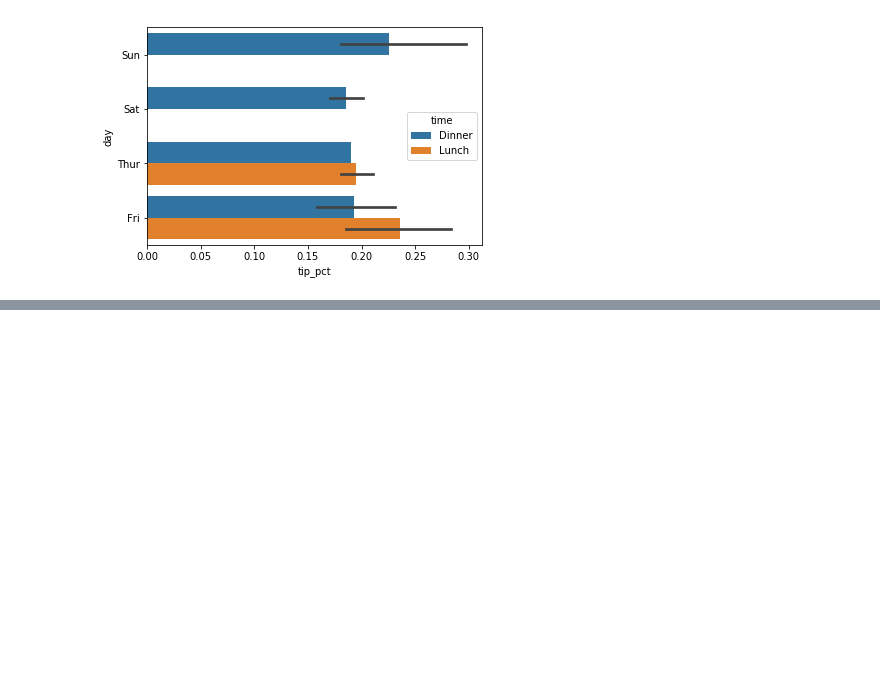
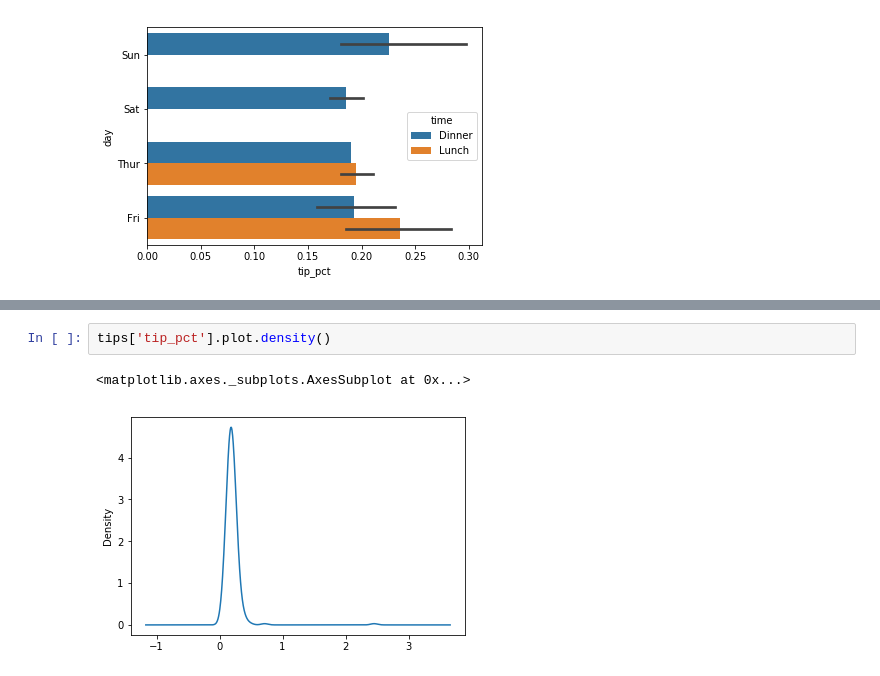
Before and after one commit to AvinashDamodaran/Python-For-for-Data-Analysis-By-Wes-McKinney, a Jupyter notebook: Visualization.ipynb, the cells around one changed output, grey strips where cells are left out. Cells and saved outputs as stored; diff of their text form; blank space fills up the shorter version.

```diff
--- a/Visualization.ipynb
+++ b/Visualization.ipynb
@@ -245,0 +253,5 @@ sns.barplot(x='tip_pct', y='day', hue='time', data=tips, orient='h')
+# %%
+tips['tip_pct'].plot.density()
+# %% [output]
+<matplotlib.axes._subplots.AxesSubplot at 0x...>
+[figure, added]
```
Also changed, not shown: parts of 15 cells of this notebook.
